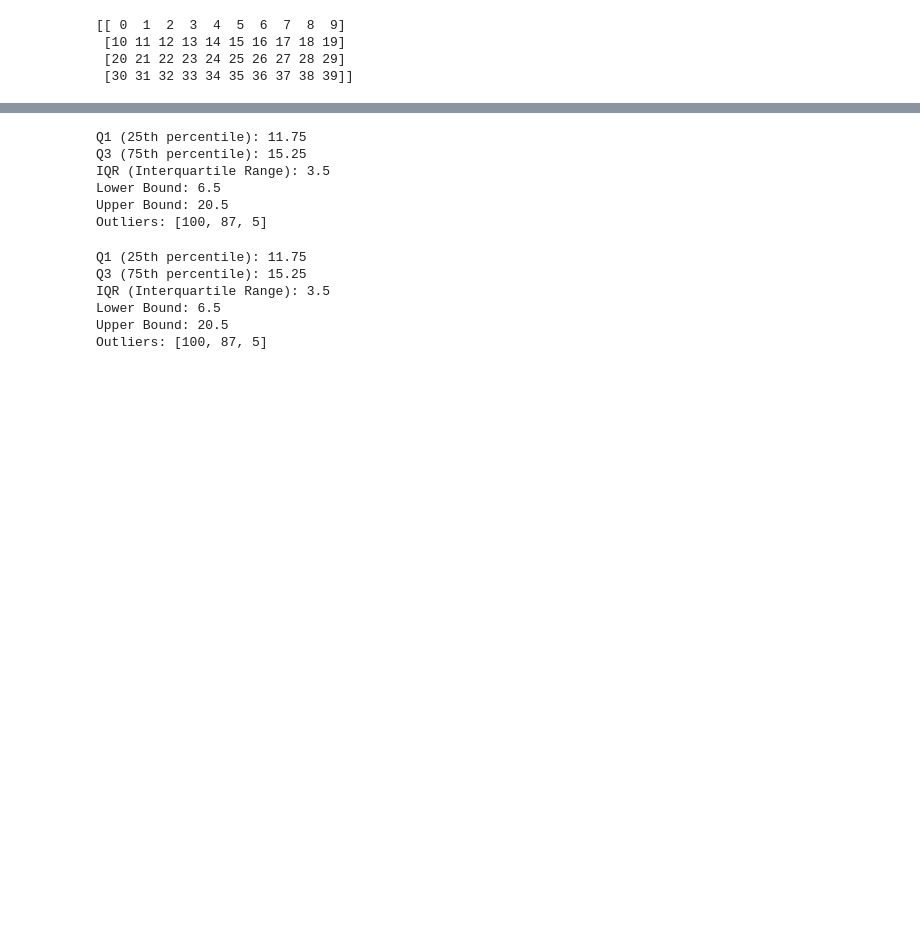
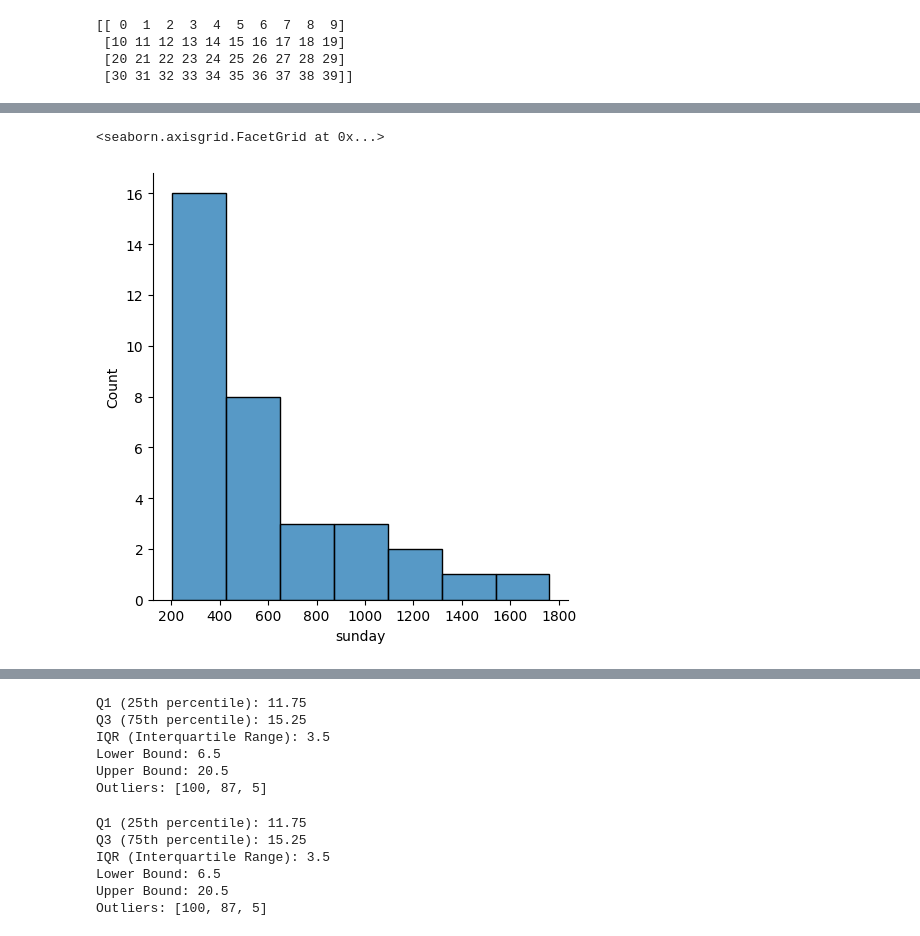
Before and after one commit to TARUN965/ML_with_flask, a Jupyter notebook: TARUN.ipynb, the cells around one changed output, grey strips where cells are left out. Cells and saved outputs as stored; diff of their text form; code cells hidden in the pictures; blank space fills up the shorter version.

```diff
--- a/TARUN.ipynb
+++ b/TARUN.ipynb
@@ -21,0 +15,3 @@ ValueError: x and y must have same first dimension, but have shapes (11,) and (1
+# %%
+from google.colab import files
+uploaded = files.upload()
@@ -21,0 +21,5 @@ ValueError: x and y must have same first dimension, but have shapes (11,) and (1
+# %%
+import pandas as pd
+import io
+df = pd.read_csv(io.BytesIO(uploaded['NewspaperData.csv']))
+print(df)
@@ -21,0 +44,6 @@ ValueError: x and y must have same first dimension, but have shapes (11,) and (1
+# %%
+import seaborn as sns
+sns.displot(df['sunday'])
+# %% [output]
+<seaborn.axisgrid.FacetGrid at 0x...>
+[figure, added]
```
Also changed, not shown: parts of 8 cells of this notebook.
